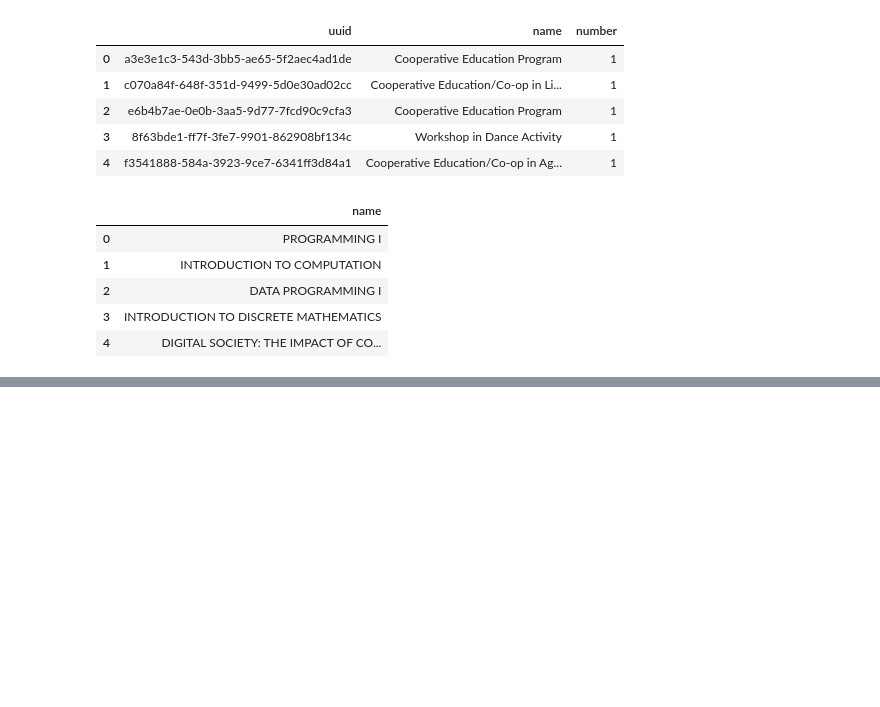
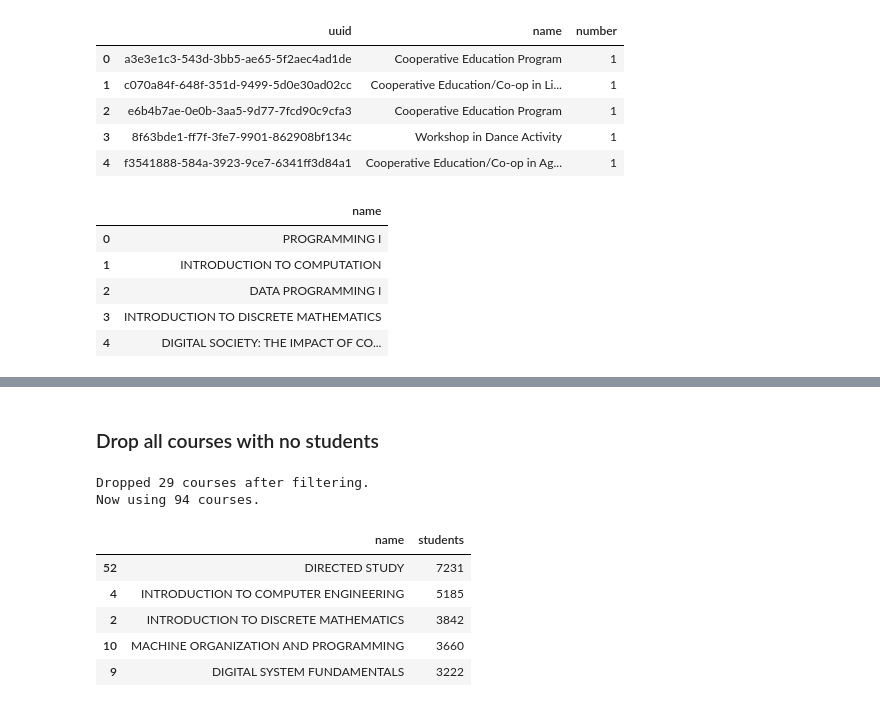
Before and after one commit to mishra-swati/CS784-Project, a Jupyter notebook: data_generation.ipynb, the cells around one changed output, grey strips where cells are left out. Saved outputs shown, nothing was run; the diff lists cells and outputs as text; code cells hidden in the pictures; blank space fills up the shorter version.

Commit message:
Updating data generation and accuracy calculation

```diff
--- a/data_generation.ipynb
+++ b/data_generation.ipynb
@@ -111,2 +139,26 @@ def sample_distribution(distribution):
+# %% [markdown]
+### Drop all courses with no students
+# %%
+filtered_cs_courses = pd.DataFrame(columns=['name', 'students'])
+for course in cs_courses['name']:
+    num_students = get_grade_distribution_for_course_name(course).sum()
+    if (num_students != 0):
+        filtered_cs_courses = filtered_cs_courses.append({'name': course, 'students': num_students}, ignore_index=True)
+# %%
+print("Dropped %d courses after filtering." % (len(cs_courses) - len(filtered_cs_courses)))
+print("Now using %d courses." % len(filtered_cs_courses))
+# %% [output]
+Dropped 29 courses after filtering.
+Now using 94 courses.
+# %%
+filtered_cs_courses = filtered_cs_courses.sort_values(by='students', ascending=False)
+filtered_cs_courses.head()
+# %% [output]
+|  | name | students |
+| 52 | DIRECTED STUDY | 7231 |
+| 4 | INTRODUCTION TO COMPUTER ENGINEERING | 5185 |
+| 2 | INTRODUCTION TO DISCRETE MATHEMATICS | 3842 |
+| 10 | MACHINE ORGANIZATION AND PROGRAMMING | 3660 |
+| 9 | DIGITAL SYSTEM FUNDAMENTALS | 3222 |
 # %%
 def generate_transcripts(num_students=100_000):
```
Also changed, not shown: parts of 6 cells of this notebook, 7 other files.
